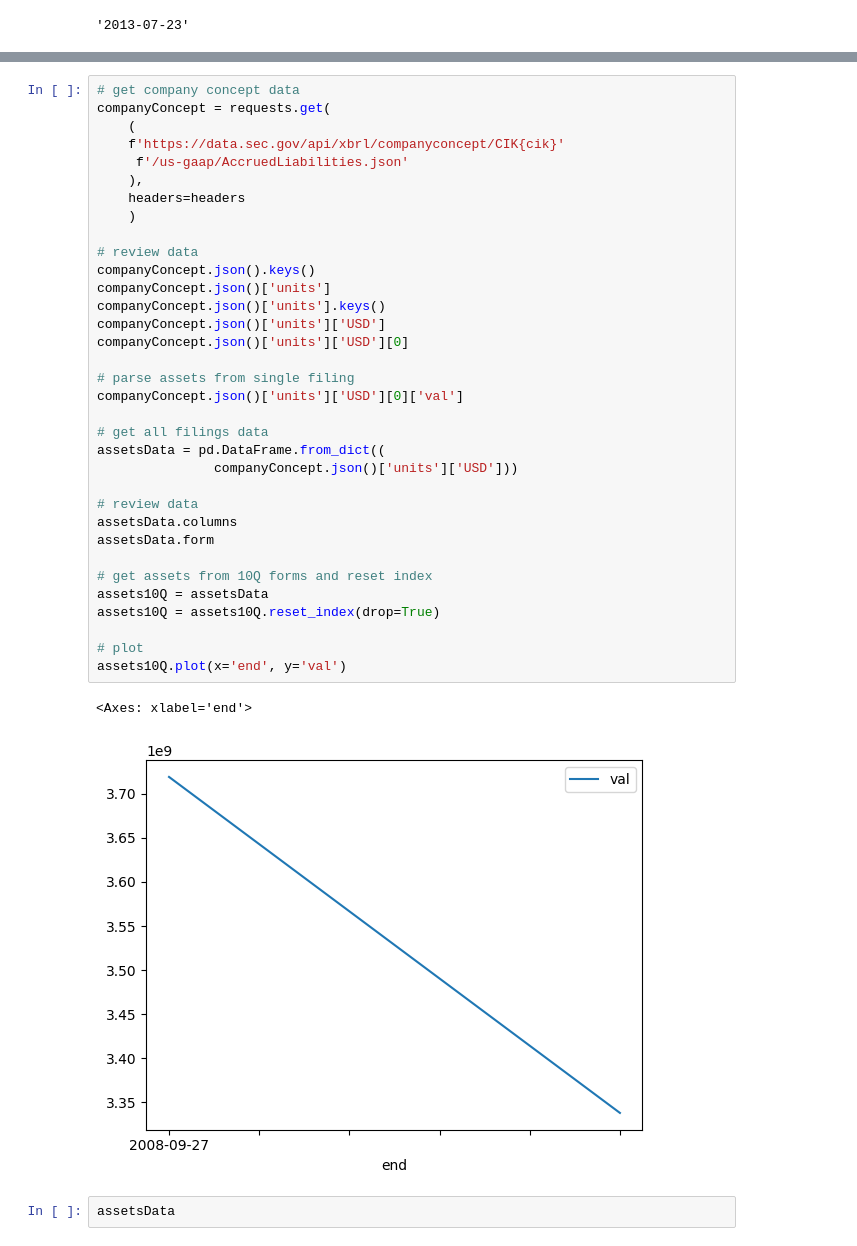
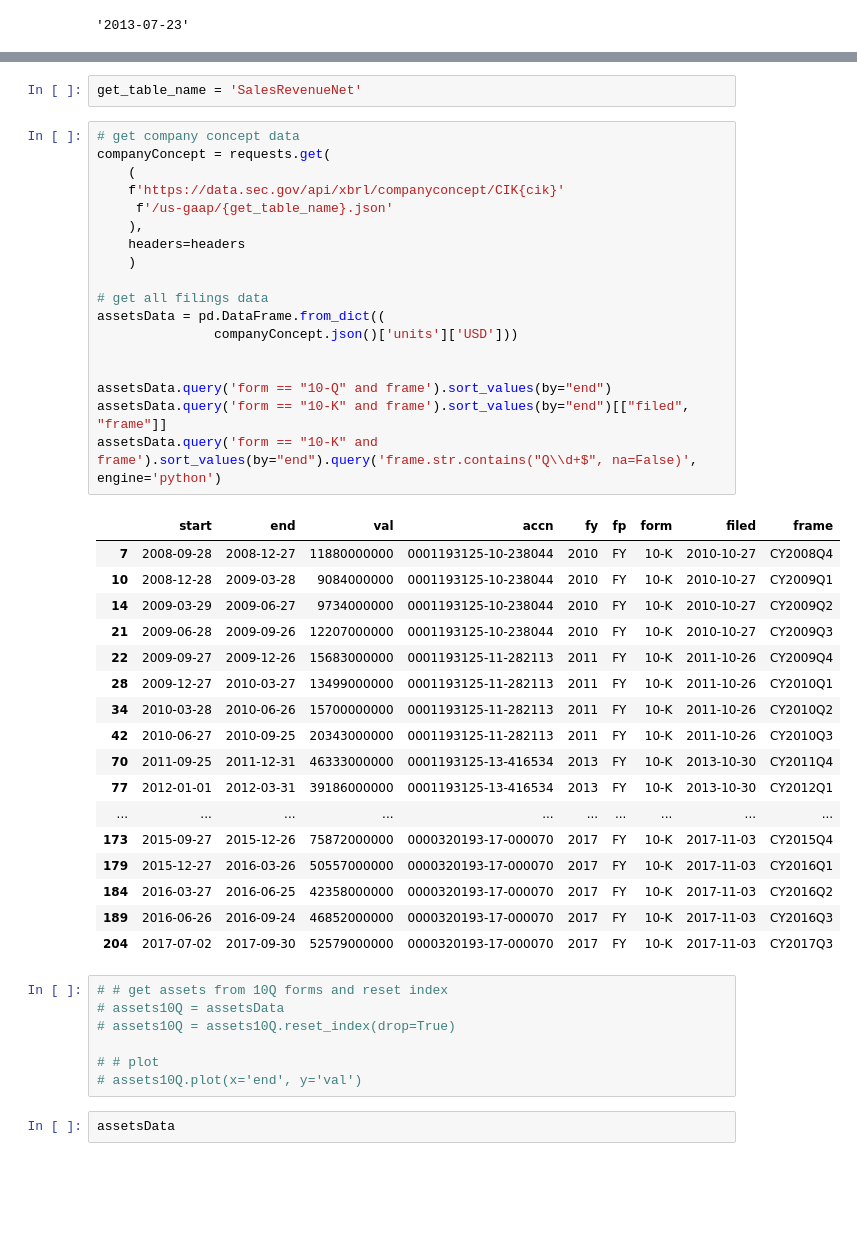
Before and after one commit to Nick2201/sec_gov_extract_info, a Jupyter notebook: sec_api/sec_api/0.ipynb, the cells around one changed output, grey strips where cells are left out. Drawn from its saved outputs; the diff is of its cells as text; blank space fills up the shorter version.

```diff
--- a/sec_api/sec_api/0.ipynb
+++ b/sec_api/sec_api/0.ipynb
@@ -227,40 +250,48 @@ AccountsPayable
+# %%
+get_table_name = 'SalesRevenueNet'
 # %%
 # get company concept data
 companyConcept = requests.get(
     (
     f'https://data.sec.gov/api/xbrl/companyconcept/CIK{cik}'
-     f'/us-gaap/AccruedLiabilities.json'
+     f'/us-gaap/{get_table_name}.json'
     ),
     headers=headers
     )
-
-# review data
-companyConcept.json().keys()
-companyConcept.json()['units']
-companyConcept.json()['units'].keys()
-companyConcept.json()['units']['USD']
-companyConcept.json()['units']['USD'][0]
-
-# parse assets from single filing
-companyConcept.json()['units']['USD'][0]['val']
 
 # get all filings data
 assetsData = pd.DataFrame.from_dict((
                companyConcept.json()['units']['USD']))
 
-# review data
-assetsData.columns
-assetsData.form
 
-# get assets from 10Q forms and reset index
-assets10Q = assetsData
-assets10Q = assets10Q.reset_index(drop=True)
-
-# plot
-assets10Q.plot(x='end', y='val')
+assetsData.query('form == "10-Q" and frame').sort_values(by="end")
+assetsData.query('form == "10-K" and frame').sort_values(by="end")[["filed",	"frame"]]
+assetsData.query('form == "10-K" and frame').sort_values(by="end").query('frame.str.contains("Q\\d+$", na=False)', engine='python')
 # %% [output]
-<Axes: xlabel='end'>
-[figure, removed]
+|  | start | end | val | accn | fy | fp | form | filed | frame |
+| 7 | 2008-09-28 | 2008-12-27 | 11880000000 | 0001193125-10-238044 | 2010 | FY | 10-K | 2010-10-27 | CY2008Q4 |
+| 10 | 2008-12-28 | 2009-03-28 | 9084000000 | 0001193125-10-238044 | 2010 | FY | 10-K | 2010-10-27 | CY2009Q1 |
+| 14 | 2009-03-29 | 2009-06-27 | 9734000000 | 0001193125-10-238044 | 2010 | FY | 10-K | 2010-10-27 | CY2009Q2 |
+| 21 | 2009-06-28 | 2009-09-26 | 12207000000 | 0001193125-10-238044 | 2010 | FY | 10-K | 2010-10-27 | CY2009Q3 |
+| 22 | 2009-09-27 | 2009-12-26 | 15683000000 | 0001193125-11-282113 | 2011 | FY | 10-K | 2011-10-26 | CY2009Q4 |
+| 28 | 2009-12-27 | 2010-03-27 | 13499000000 | 0001193125-11-282113 | 2011 | FY | 10-K | 2011-10-26 | CY2010Q1 |
+| 34 | 2010-03-28 | 2010-06-26 | 15700000000 | 0001193125-11-282113 | 2011 | FY | 10-K | 2011-10-26 | CY2010Q2 |
+| 42 | 2010-06-27 | 2010-09-25 | 20343000000 | 0001193125-11-282113 | 2011 | FY | 10-K | 2011-10-26 | CY2010Q3 |
+| 70 | 2011-09-25 | 2011-12-31 | 46333000000 | 0001193125-13-416534 | 2013 | FY | 10-K | 2013-10-30 | CY2011Q4 |
+| 77 | 2012-01-01 | 2012-03-31 | 39186000000 | 0001193125-13-416534 | 2013 | FY | 10-K | 2013-10-30 | CY2012Q1 |
+| ... | ... | ... | ... | ... | ... | ... | ... | ... | ... |
+| 173 | 2015-09-27 | 2015-12-26 | 75872000000 | 0000320193-17-000070 | 2017 | FY | 10-K | 2017-11-03 | CY2015Q4 |
+| 179 | 2015-12-27 | 2016-03-26 | 50557000000 | 0000320193-17-000070 | 2017 | FY | 10-K | 2017-11-03 | CY2016Q1 |
+| 184 | 2016-03-27 | 2016-06-25 | 42358000000 | 0000320193-17-000070 | 2017 | FY | 10-K | 2017-11-03 | CY2016Q2 |
+| 189 | 2016-06-26 | 2016-09-24 | 46852000000 | 0000320193-17-000070 | 2017 | FY | 10-K | 2017-11-03 | CY2016Q3 |
+| 204 | 2017-07-02 | 2017-09-30 | 52579000000 | 0000320193-17-000070 | 2017 | FY | 10-K | 2017-11-03 | CY2017Q3 |
+# %%
+# # get assets from 10Q forms and reset index
+# assets10Q = assetsData
+# assets10Q = assets10Q.reset_index(drop=True)
+
+# # plot
+# assets10Q.plot(x='end', y='val')
 # %%
 assetsData
 # %% [output]
```
Also changed, not shown: parts of 10 cells of this notebook, 1 other file.
